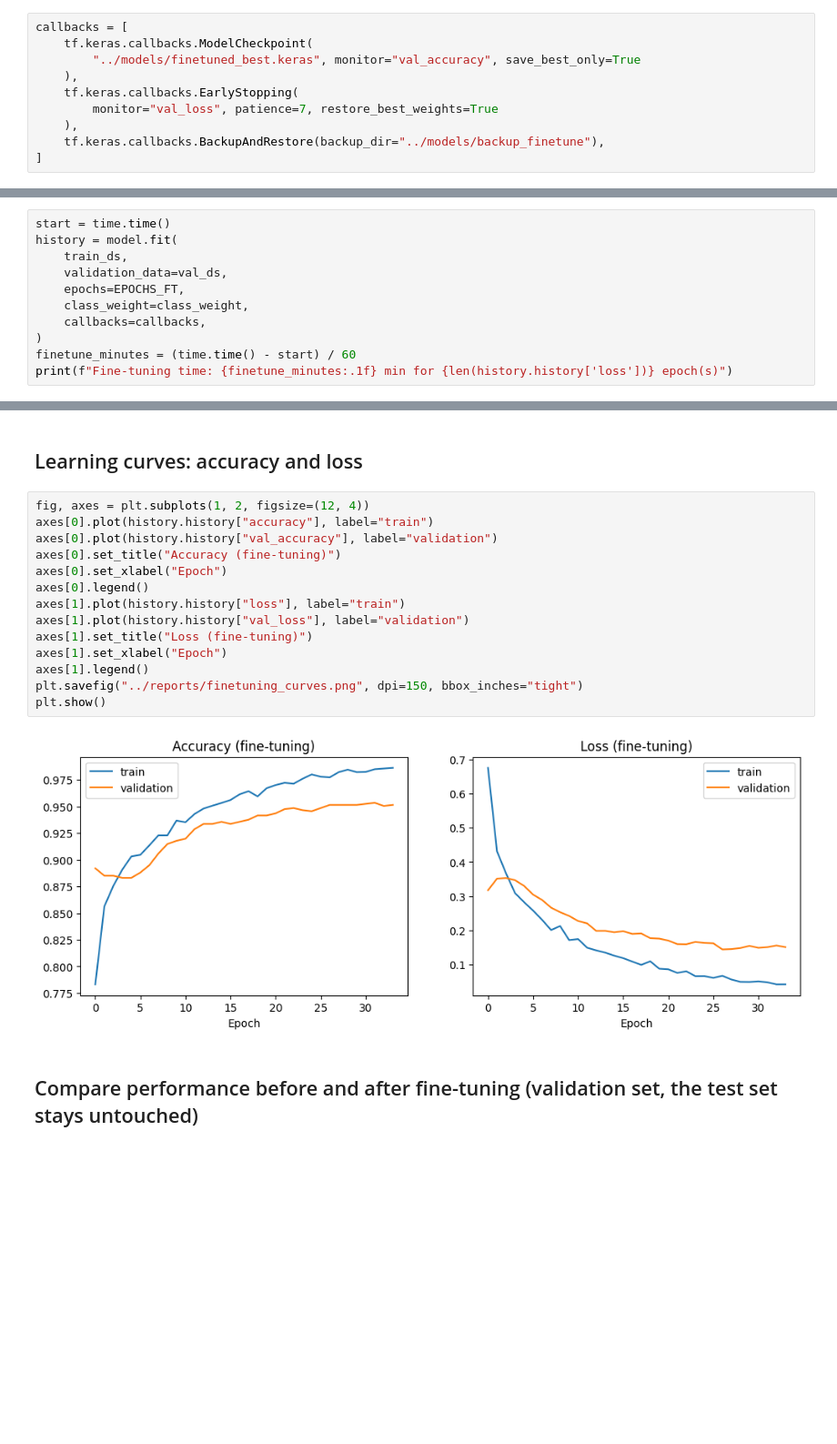
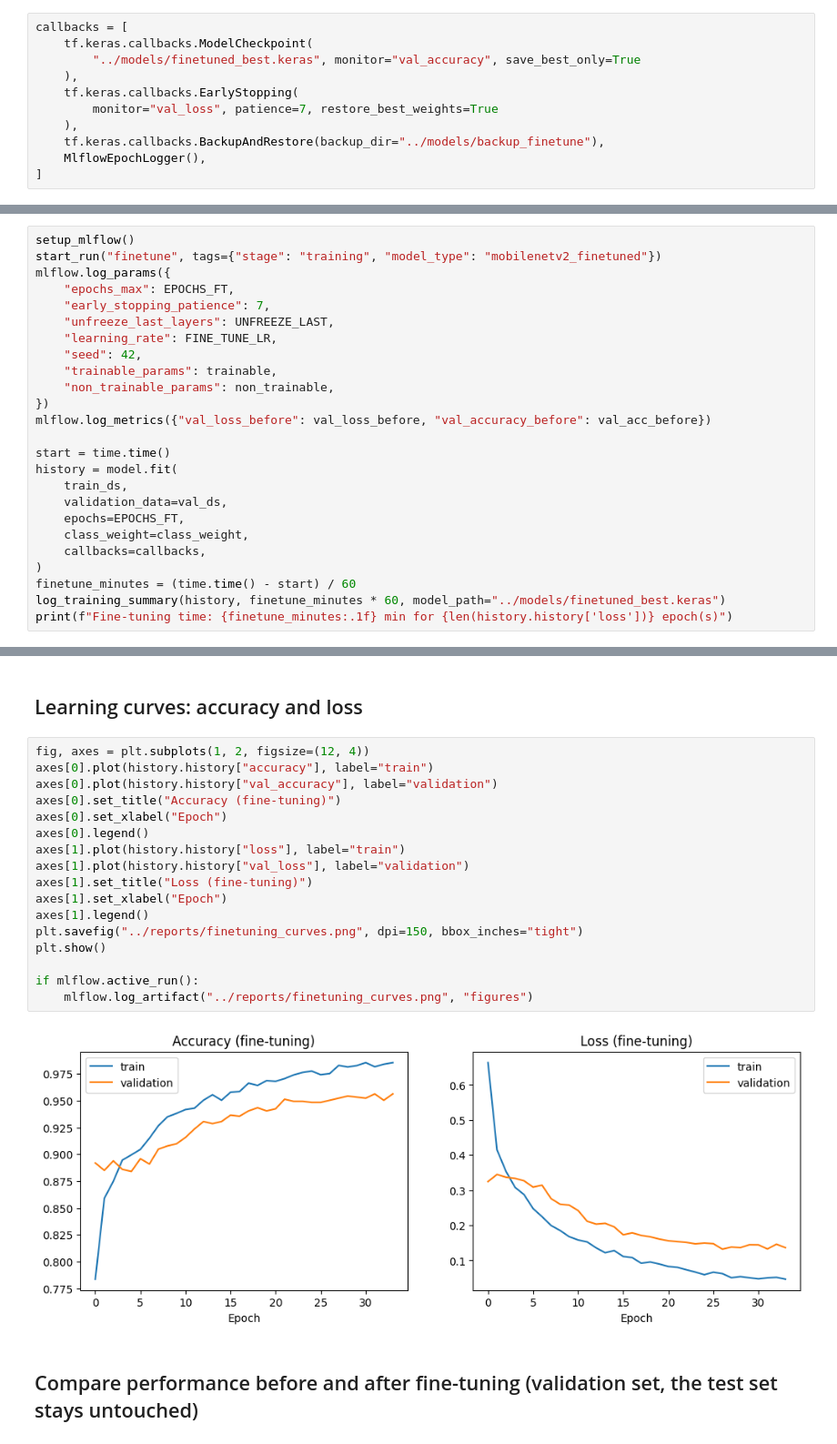
Before and after one commit to ABDELHAFIDaz/NeuroVision, a Jupyter notebook: notebooks/part2_03_fine_tuning.ipynb, the cells around one changed output, grey strips where cells are left out. Shown at 91% size. Drawn from its saved outputs; the diff is of its cells as text; blank space fills up the shorter version.

```diff
--- a/notebooks/part2_03_fine_tuning.ipynb
+++ b/notebooks/part2_03_fine_tuning.ipynb
@@ -97,10 +103,24 @@ callbacks = [
         monitor="val_loss", patience=7, restore_best_weights=True
     ),
     tf.keras.callbacks.BackupAndRestore(backup_dir="../models/backup_finetune"),
+    MlflowEpochLogger(),
 ]
 # %% [markdown]
 ## Retrain the head and the unfrozen layers together and measure the training time
 # %%
+setup_mlflow()
+start_run("finetune", tags={"stage": "training", "model_type": "mobilenetv2_finetuned"})
+mlflow.log_params({
+    "epochs_max": EPOCHS_FT,
+    "early_stopping_patience": 7,
+    "unfreeze_last_layers": UNFREEZE_LAST,
+    "learning_rate": FINE_TUNE_LR,
+    "seed": 42,
+    "trainable_params": trainable,
+    "non_trainable_params": non_trainable,
+})
+mlflow.log_metrics({"val_loss_before": val_loss_before, "val_accuracy_before": val_acc_before})
+
 start = time.time()
 history = model.fit(
     train_ds,
@@ -110,6 +130,7 @@ history = model.fit(
     callbacks=callbacks,
 )
 finetune_minutes = (time.time() - start) / 60
+log_training_summary(history, finetune_minutes * 60, model_path="../models/finetuned_best.keras")
 print(f"Fine-tuning time: {finetune_minutes:.1f} min for {len(history.history['loss'])} epoch(s)")
 # %% [output]
 Epoch 1/50
@@ -134,19 +155,22 @@ Fine-tuning time: 8.3 min for 34 epoch(s)
 # %%
 fig, axes = plt.subplots(1, 2, figsize=(12, 4))
 axes[0].plot(history.history["accuracy"], label="train")
 axes[0].plot(history.history["val_accuracy"], label="validation")
 axes[0].set_title("Accuracy (fine-tuning)")
 axes[0].set_xlabel("Epoch")
 axes[0].legend()
 axes[1].plot(history.history["loss"], label="train")
 axes[1].plot(history.history["val_loss"], label="validation")
 axes[1].set_title("Loss (fine-tuning)")
 axes[1].set_xlabel("Epoch")
 axes[1].legend()
 plt.savefig("../reports/finetuning_curves.png", dpi=150, bbox_inches="tight")
 plt.show()
+
+if mlflow.active_run():
+    mlflow.log_artifact("../reports/finetuning_curves.png", "figures")
 # %% [output]
-[figure, old version]
+[figure, new version]
 # %% [markdown]
 ## Compare performance before and after fine-tuning (validation set, the test set stays untouched)
 # %%
```
Also changed, not shown: parts of 6 cells of this notebook, 37 other files.
